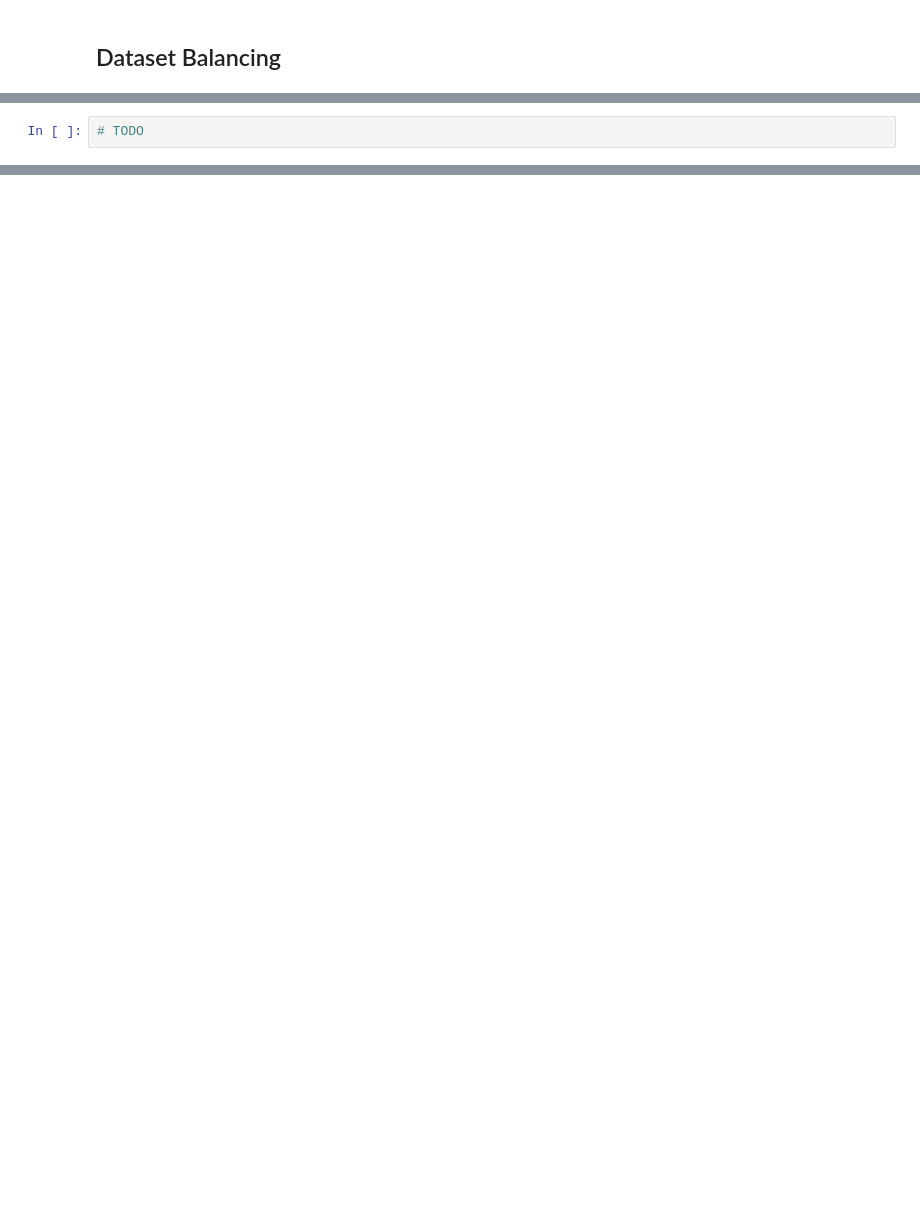
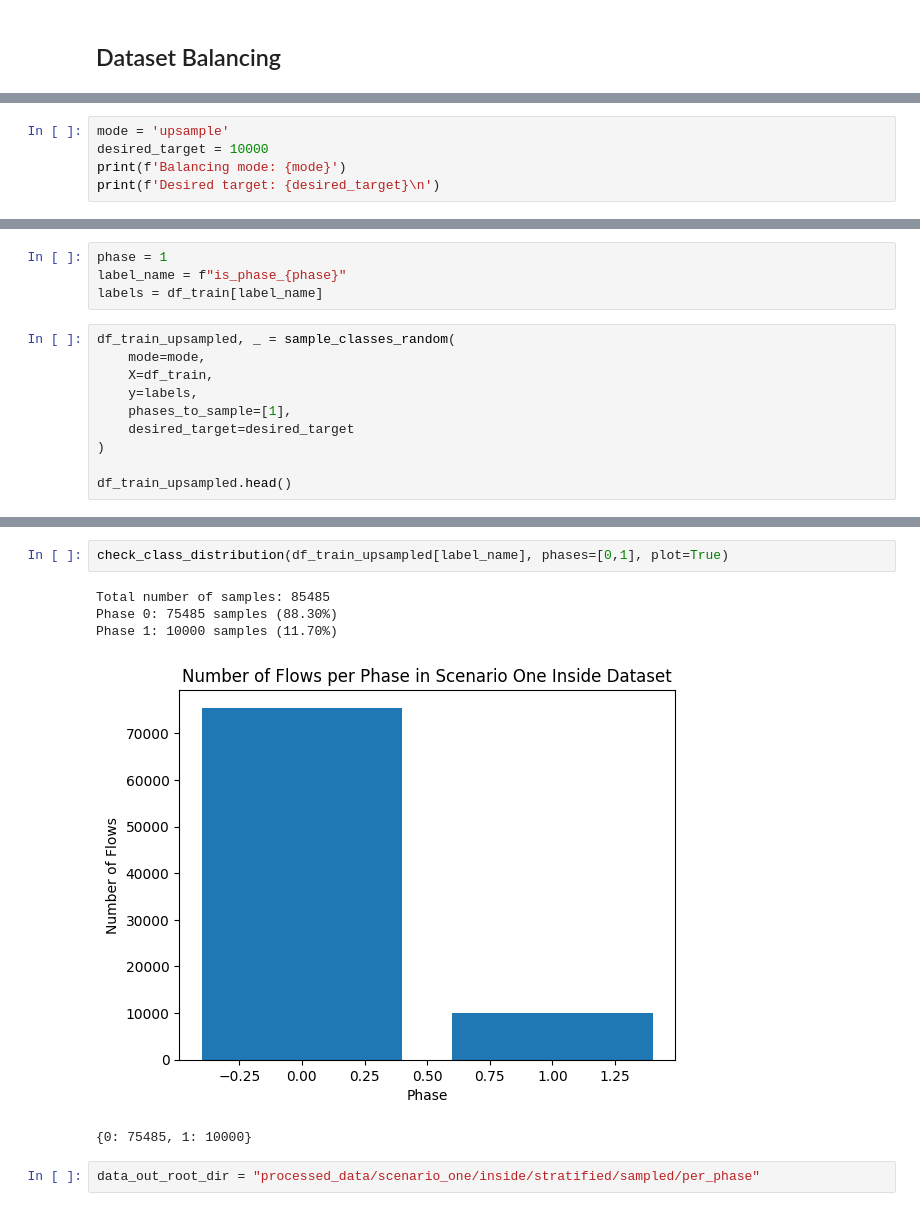
Before and after one commit to sofiaburkow/DeepChronos, a Jupyter notebook: experiments/preprocessing/per_phase_datasets.ipynb, the cells around one changed output, grey strips where cells are left out. Saved outputs shown, nothing was run; the diff lists cells and outputs as text; blank space fills up the shorter version.

Commit message:
data balancing funcs in python file

```diff
--- a/experiments/preprocessing/per_phase_datasets.ipynb
+++ b/experiments/preprocessing/per_phase_datasets.ipynb
@@ -101,0 +107,5 @@ Counter({0: 92071, 1: 33754})
+# %%
+mode = 'upsample'
+desired_target = 10000
+print(f'Balancing mode: {mode}')
+print(f'Desired target: {desired_target}\n')
@@ -102,2 +115,14 @@ Counter({0: 92071, 1: 33754})
+# %%
+phase = 1
+label_name = f"is_phase_{phase}"
+labels = df_train[label_name]
 # %%
-# TODO
+df_train_upsampled, _ = sample_classes_random(
+    mode=mode,
+    X=df_train,
+    y=labels,
+    phases_to_sample=[1],
+    desired_target=desired_target
+)
+
+df_train_upsampled.head()
@@ -103,0 +140,10 @@ Counter({0: 92071, 1: 33754})
+# %%
+check_class_distribution(df_train_upsampled[label_name], phases=[0,1], plot=True)
+# %% [output]
+Total number of samples: 85485
+Phase 0: 75485 samples (88.30%)
+Phase 1: 10000 samples (11.70%)
+[figure, added]
+{0: 75485, 1: 10000}
+# %%
+data_out_root_dir = "processed_data/scenario_one/inside/stratified/sampled/per_phase"
```
Also changed, not shown: parts of 11 cells of this notebook, 1 other file.
